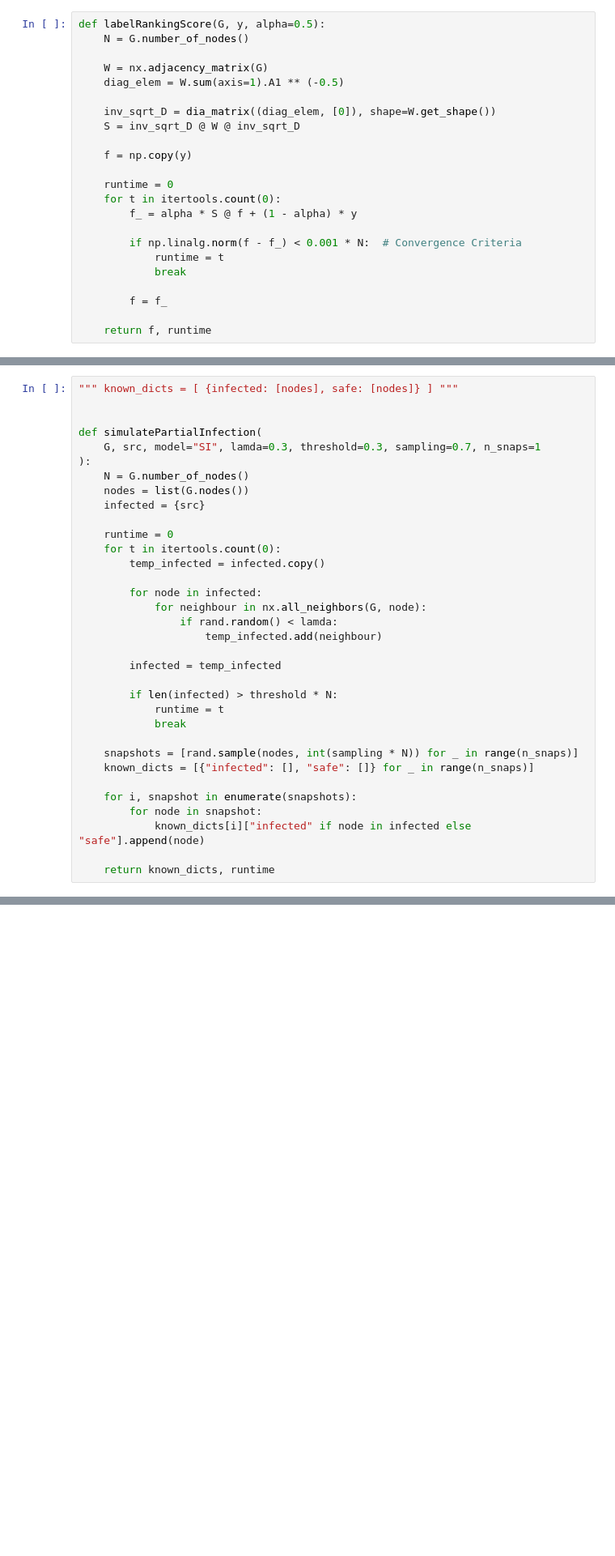
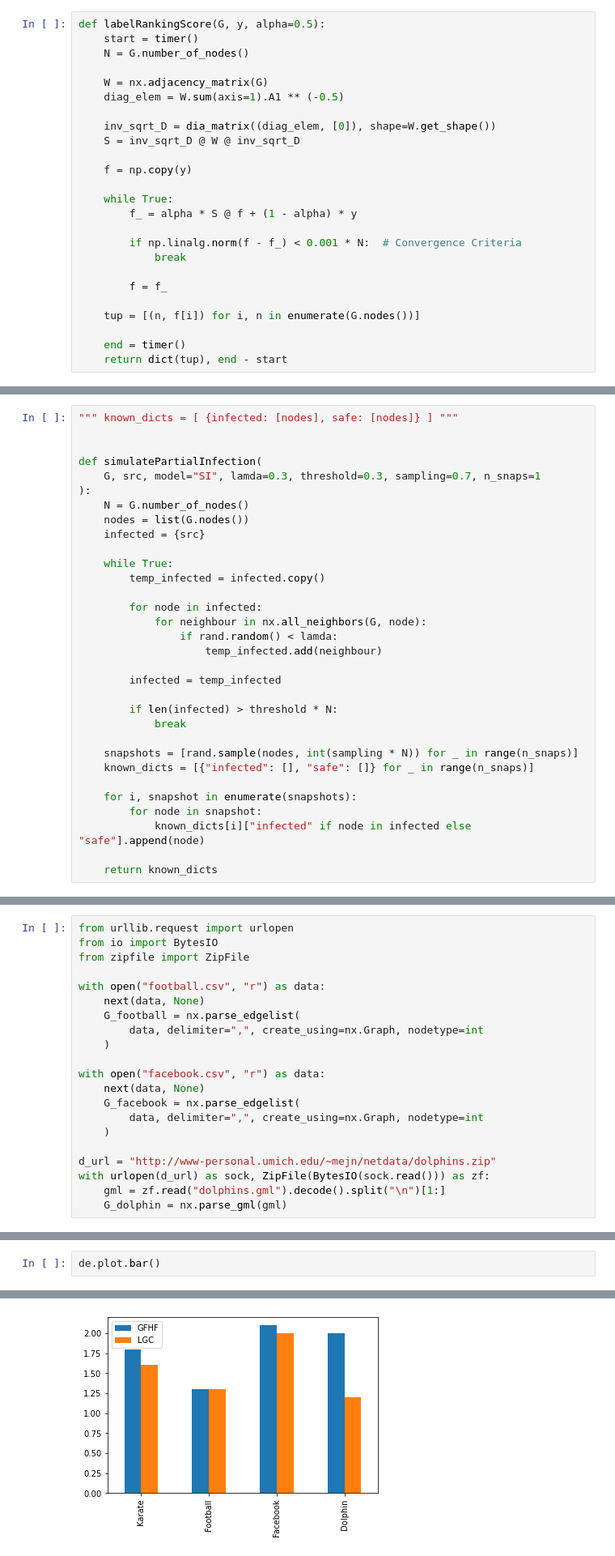
Before and after one commit to soumen-pradhan/src_infection_labelling, a Jupyter notebook: Infection Graph Visualization.ipynb, the cells around one changed output, grey strips where cells are left out. Shown at 81% size. Cells and saved outputs as stored; diff of their text form; blank space fills up the shorter version.

Commit message:
Error distance Graphs

```diff
--- a/Infection Graph Visualization.ipynb
+++ b/Infection Graph Visualization.ipynb
@@ -52,6 +52,7 @@ def simulateInfection(G, src, model="SI", lamda=0.3, threshold=0.3):
 [interactive output not drawn]
 # %%
 def labelRankingScore(G, y, alpha=0.5):
+    start = timer()
     N = G.number_of_nodes()
 
     W = nx.adjacency_matrix(G)
@@ -62,17 +63,18 @@ def labelRankingScore(G, y, alpha=0.5):
 
     f = np.copy(y)
 
-    runtime = 0
-    for t in itertools.count(0):
+    while True:
         f_ = alpha * S @ f + (1 - alpha) * y
 
         if np.linalg.norm(f - f_) < 0.001 * N:  # Convergence Criteria
-            runtime = t
             break
 
         f = f_
 
-    return f, runtime
+    tup = [(n, f[i]) for i, n in enumerate(G.nodes())]
+
+    end = timer()
+    return dict(tup), end - start
 # %% [output]
 [interactive output not drawn]
 # %%
@@ -86,8 +88,7 @@ def simulatePartialInfection(
     nodes = list(G.nodes())
     infected = {src}
 
-    runtime = 0
-    for t in itertools.count(0):
+    while True:
         temp_infected = infected.copy()
 
         for node in infected:
@@ -98,7 +99,6 @@ def simulatePartialInfection(
         infected = temp_infected
 
         if len(infected) > threshold * N:
-            runtime = t
             break
 
     snapshots = [rand.sample(nodes, int(sampling * N)) for _ in range(n_snaps)]
@@ -108,7 +108,7 @@ def simulatePartialInfection(
         for node in snapshot:
             known_dicts[i]["infected" if node in infected else "safe"].append(node)
 
-    return known_dicts, runtime
+    return known_dicts
 # %% [output]
 [interactive output not drawn]
 # %%
@@ -270,0 +210,21 @@ plot_graph("Sample size", x_sampling, GFHF_hops, LGC_hops)
+# %%
+from urllib.request import urlopen
+from io import BytesIO
+from zipfile import ZipFile
+
+with open("football.csv", "r") as data:
+    next(data, None)
+    G_football = nx.parse_edgelist(
+        data, delimiter=",", create_using=nx.Graph, nodetype=int
+    )
+
+with open("facebook.csv", "r") as data:
+    next(data, None)
+    G_facebook = nx.parse_edgelist(
+        data, delimiter=",", create_using=nx.Graph, nodetype=int
+    )
+
+d_url = "http://www-personal.umich.edu/~mejn/netdata/dolphins.zip"
+with urlopen(d_url) as sock, ZipFile(BytesIO(sock.read())) as zf:
+    gml = zf.read("dolphins.gml").decode().split("\n")[1:]
+    G_dolphin = nx.parse_gml(gml)
@@ -270,0 +295,3 @@ plot_graph("Sample size", x_sampling, GFHF_hops, LGC_hops)
+# %%
+de.plot.bar()
+# %% [output]
@@ -270,0 +299 @@ plot_graph("Sample size", x_sampling, GFHF_hops, LGC_hops)
+[figure, added]
```
Also changed, not shown: parts of 12 cells of this notebook, 4 other files.
